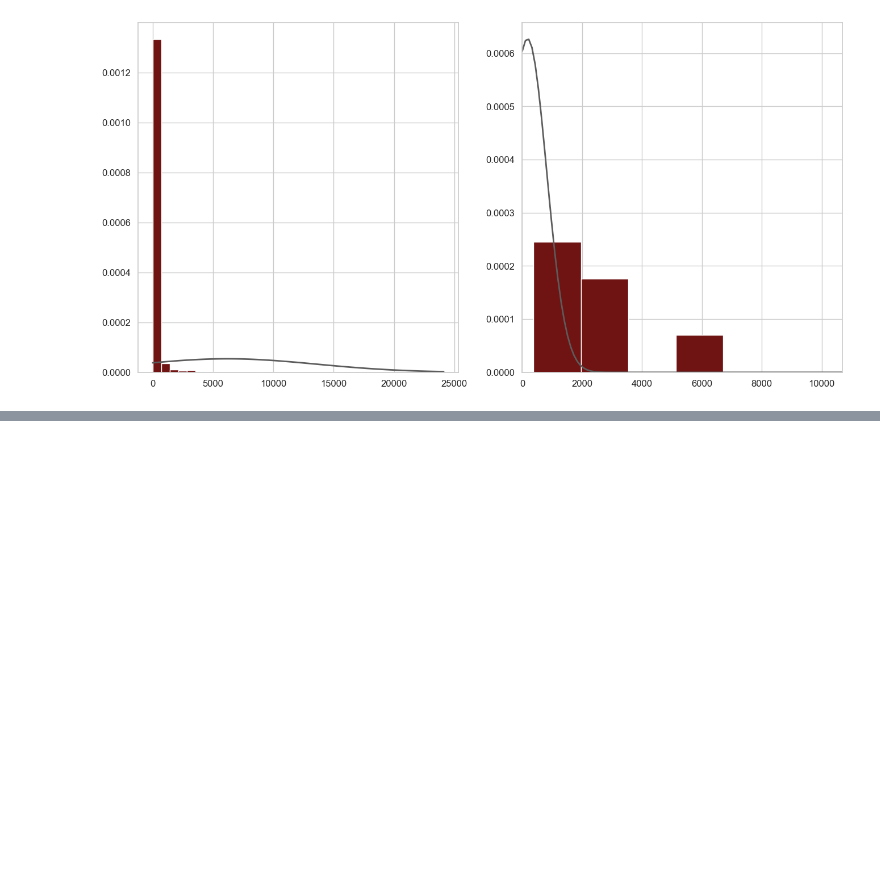
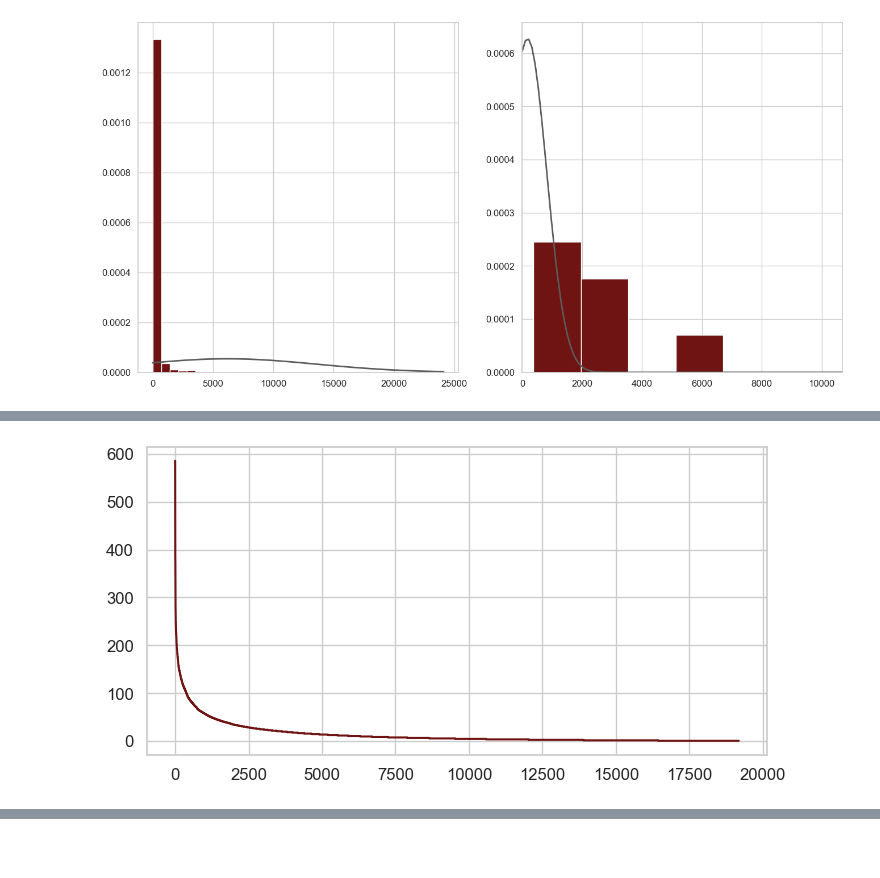
Before and after one commit to jvlopesdp/wine_recommendation, a Jupyter notebook: notebooks/2023 09 08 _Data exploratory.ipynb, the cells around one changed output, grey strips where cells are left out. Saved outputs shown, nothing was run; the diff lists cells and outputs as text; code cells hidden in the pictures; blank space fills up the shorter version.

```diff
--- a/notebooks/2023 09 08 _Data exploratory.ipynb
+++ b/notebooks/2023 09 08 _Data exploratory.ipynb
@@ -436,0 +439,3 @@ plt.show()
+# %%
+winery = df.groupby('winery')['winery'].value_counts().sort_values(ascending=False).reset_index()
+winery['index']=winery.index
@@ -436,0 +454,11 @@ plt.show()
+# %%
+fig, ax = plt.subplots(figsize=(8, 4))
+
+x = winery.index.values
+y = winery['count'].values
+
+ax.plot(x, y, c='#701313')
+
+plt.show()
+# %% [output]
+[figure, added]
```
Also changed, not shown: parts of 17 cells of this notebook.
